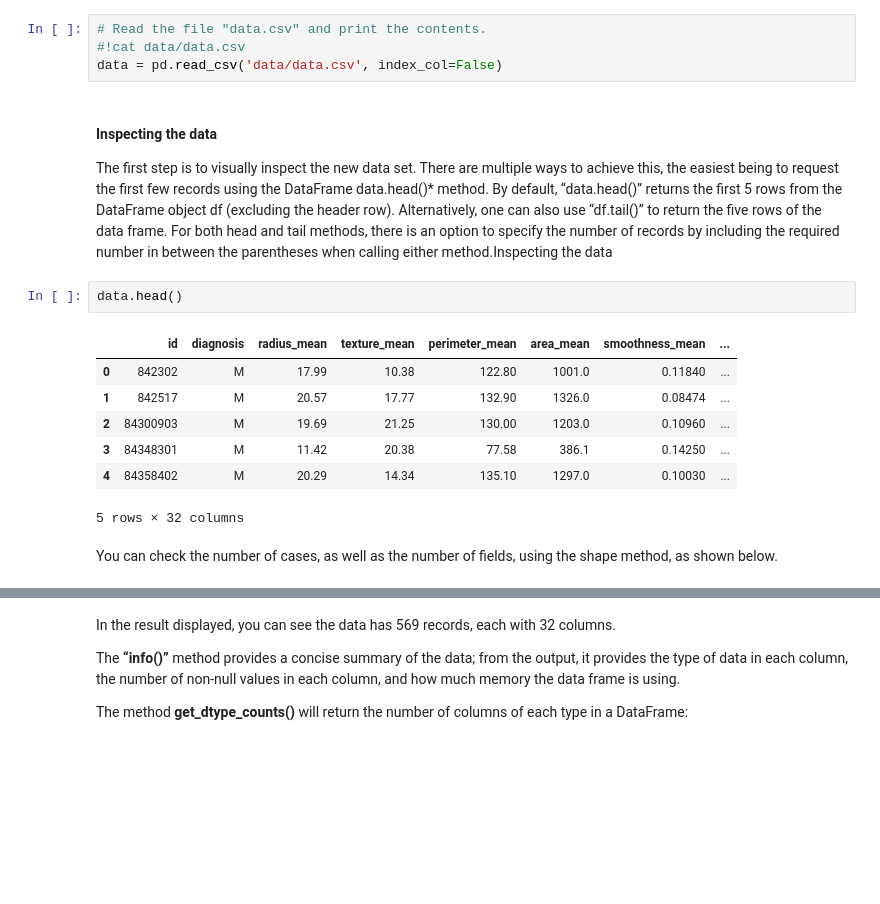
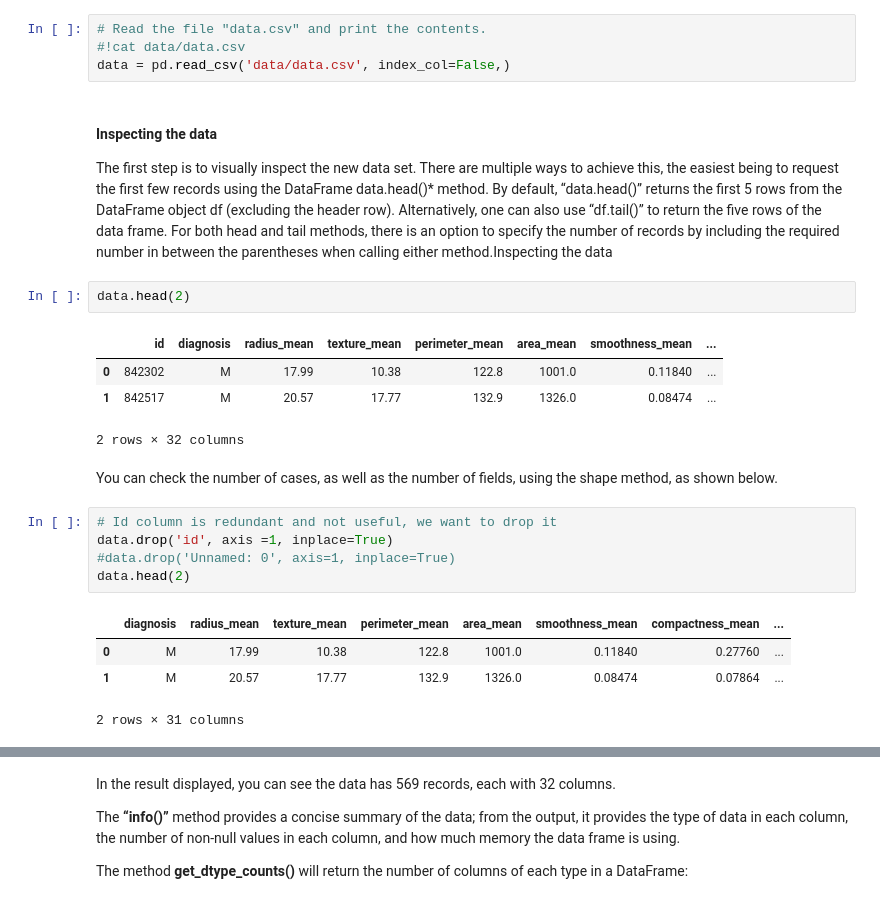
Before and after one commit to Jean-njoroge/Breast-cancer-risk-prediction, a Jupyter notebook: NB1_IdentifyProblem+DataClean.ipynb, the cells around one changed output, grey strips where cells are left out. Saved outputs shown, nothing was run; the diff lists cells and outputs as text; blank space fills up the shorter version.

Commit message:
data analysis

```diff
--- a/NB1_IdentifyProblem+DataClean.ipynb
+++ b/NB1_IdentifyProblem+DataClean.ipynb
@@ -31,22 +31,29 @@ First, load the supplied CSV file using additional options in the Pandas read_cs
 # %%
 # Read the file "data.csv" and print the contents.
 #!cat data/data.csv
-data = pd.read_csv('data/data.csv', index_col=False)
+data = pd.read_csv('data/data.csv', index_col=False,)
 # %% [markdown]
 #### Inspecting the data
 The first step is to visually inspect the new data set. There are multiple ways to achieve this, the easiest being to request the first few records using the DataFrame data.head()* method. By default, “data.head()” returns the first 5 rows from the DataFrame object df (excluding the header row). Alternatively, one can also use “df.tail()” to return the five rows of the data frame. For both head and  tail methods, there is an option to specify the number of records by including the required number in between the parentheses when calling either method.Inspecting the data
 # %%
-data.head()
+data.head(2)
 # %% [output]
 |  | id | diagnosis | radius_mean | texture_mean | perimeter_mean | area_mean | smoothness_mean | ... |
-| 0 | 842302 | M | 17.99 | 10.38 | 122.80 | 1001.0 | 0.11840 | ... |
-| 1 | 842517 | M | 20.57 | 17.77 | 132.90 | 1326.0 | 0.08474 | ... |
-| 2 | 84300903 | M | 19.69 | 21.25 | 130.00 | 1203.0 | 0.10960 | ... |
-| 3 | 84348301 | M | 11.42 | 20.38 | 77.58 | 386.1 | 0.14250 | ... |
-| 4 | 84358402 | M | 20.29 | 14.34 | 135.10 | 1297.0 | 0.10030 | ... |
+| 0 | 842302 | M | 17.99 | 10.38 | 122.8 | 1001.0 | 0.11840 | ... |
+| 1 | 842517 | M | 20.57 | 17.77 | 132.9 | 1326.0 | 0.08474 | ... |
-5 rows × 32 columns
+2 rows × 32 columns
 # %% [markdown]
 You can check the number of cases, as well as the number of fields, using the shape method, as shown below.
+# %%
+# Id column is redundant and not useful, we want to drop it
+data.drop('id', axis =1, inplace=True)
+#data.drop('Unnamed: 0', axis=1, inplace=True)
+data.head(2)
+# %% [output]
+|  | diagnosis | radius_mean | texture_mean | perimeter_mean | area_mean | smoothness_mean | compactness_mean | ... |
+| 0 | M | 17.99 | 10.38 | 122.8 | 1001.0 | 0.11840 | 0.27760 | ... |
+| 1 | M | 20.57 | 17.77 | 132.9 | 1326.0 | 0.08474 | 0.07864 | ... |
+2 rows × 31 columns
 # %%
 data.shape
 # %% [output]
```
Also changed, not shown: parts of 6 cells of this notebook, 5 other files.
